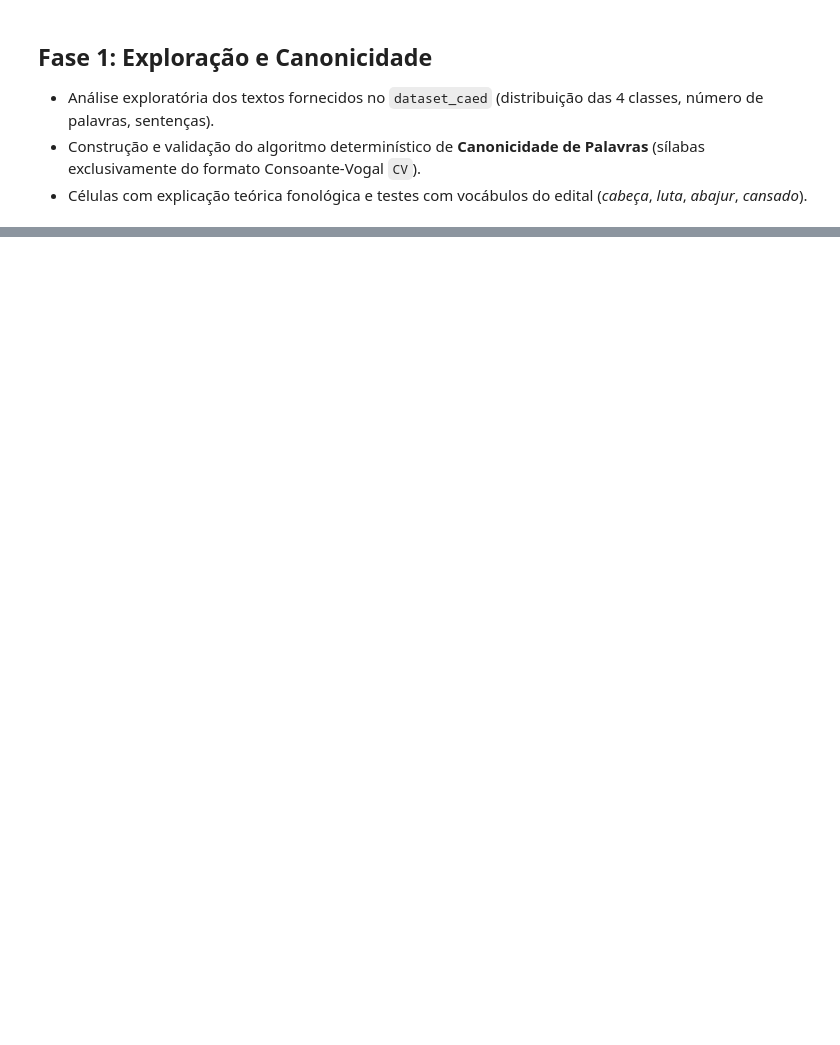
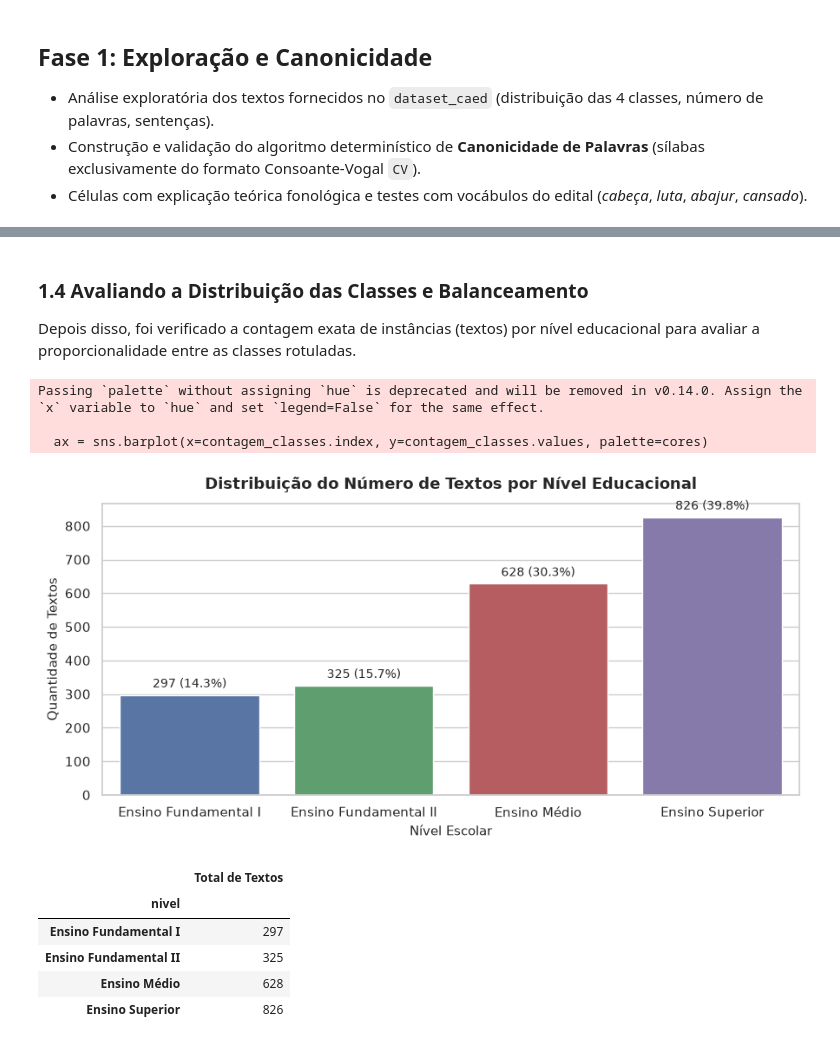
Before and after one commit to OGuilhermeGabriel/processo-CAEd, a Jupyter notebook: notebooks/experimentos.ipynb, the cells around one changed output, grey strips where cells are left out. Drawn from its saved outputs; the diff is of its cells as text; code cells hidden in the pictures; blank space fills up the shorter version.

```diff
--- a/notebooks/experimentos.ipynb
+++ b/notebooks/experimentos.ipynb
@@ -18,0 +21,13 @@ A principal função desse notebook é servir como laboratório para os testes e
+# %%
+import os
+import re
+from pathlib import Path
+import pandas as pd
+import numpy as np
+import matplotlib.pyplot as plt
+import seaborn as sns
+
+# Config visual para gráficos nítidos e consistentes
+sns.set_theme(style="whitegrid", palette="muted")
+plt.rcParams["figure.figsize"] = (10, 5)
+plt.rcParams["font.size"] = 11
@@ -18,0 +177,4 @@ A principal função desse notebook é servir como laboratório para os testes e
+# %%
+# Visualizando o df agora com as colunas sintetizadas
+df_caed = extrair_metricas_superficiais(df_caed)
+df_caed[["nivel", "num_caracteres", "num_palavras", "num_sentencas", "palavras_por_sentenca", "tam_medio_palavra"]].head()
@@ -18,0 +188,38 @@ A principal função desse notebook é servir como laboratório para os testes e
+# %% [markdown]
+### 1.4 Avaliando a Distribuição das Classes e Balanceamento
+
+Depois disso, foi verificado a contagem exata de instâncias (textos) por nível educacional para avaliar a proporcionalidade entre as classes rotuladas.
+# %%
+ordem_niveis = ["Ensino Fundamental I", "Ensino Fundamental II", "Ensino Médio", "Ensino Superior"]
+contagem_classes = df_caed.groupby("nivel")["arquivo"].count().loc[ordem_niveis]
+
+plt.figure(figsize=(9, 4.5))
+cores = ["#4C72B0", "#55A868", "#C44E52", "#8172B2"]
+ax = sns.barplot(x=contagem_classes.index, y=contagem_classes.values, palette=cores)
+
+plt.title("Distribuição do Número de Textos por Nível Educacional", fontsize=13, weight="bold", pad=12)
+plt.xlabel("Nível Escolar", fontsize=11)
+plt.ylabel("Quantidade de Textos", fontsize=11)
+
+for p in ax.patches:
+    altura = int(p.get_height())
+    ax.annotate(f"{altura} ({altura/len(df_caed):.1%})",
+                (p.get_x() + p.get_width() / 2., altura),
+                ha='center', va='bottom', fontsize=10, xytext=(0, 4), textcoords='offset points')
+
+plt.tight_layout()
+plt.show()
+
+# Visualizando a distribuição por tabela
+display(contagem_classes.to_frame("Total de Textos"))
+# %% [output]
+Passing `palette` without assigning `hue` is deprecated and will be removed in v0.14.0. Assign the `x` variable to `hue` and set `legend=False` for the same effect.
+
+  ax = sns.barplot(x=contagem_classes.index, y=contagem_classes.values, palette=cores)
+[figure, added]
+|  | Total de Textos |
+| nivel |  |
+| Ensino Fundamental I | 297 |
+| Ensino Fundamental II | 325 |
+| Ensino Médio | 628 |
+| Ensino Superior | 826 |
```
Also changed, not shown: parts of 62 cells of this notebook, 29 other files.
